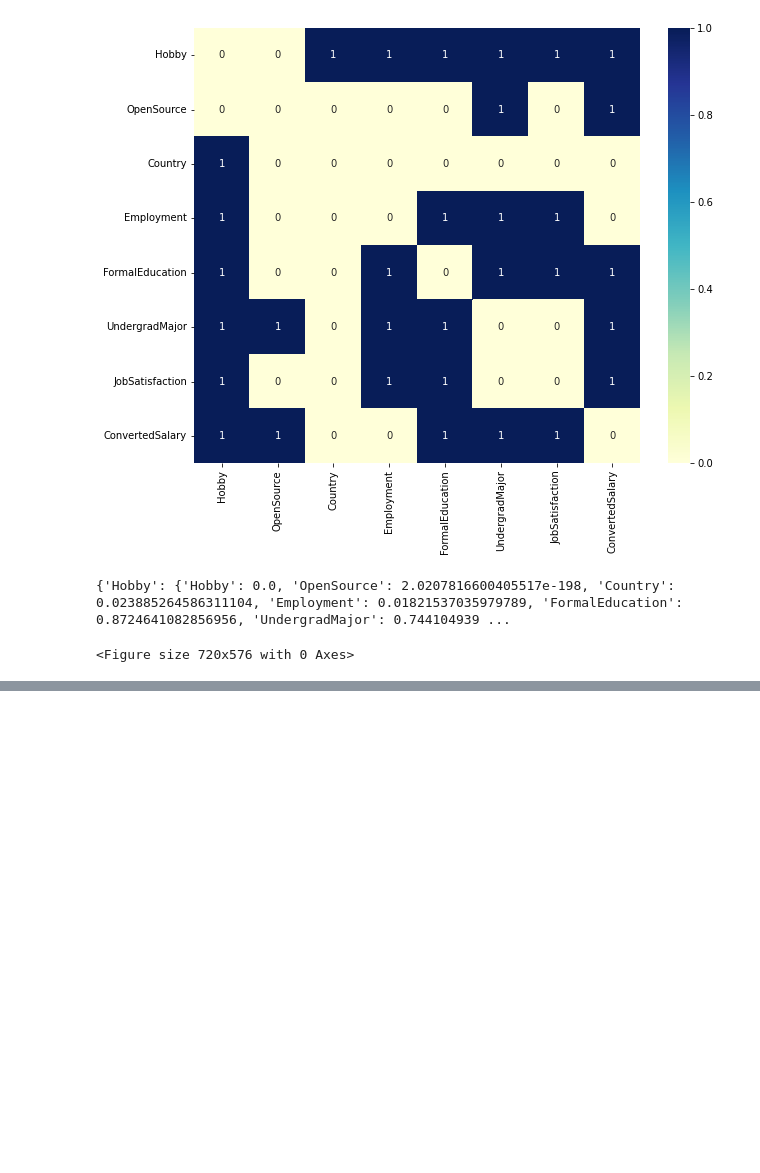
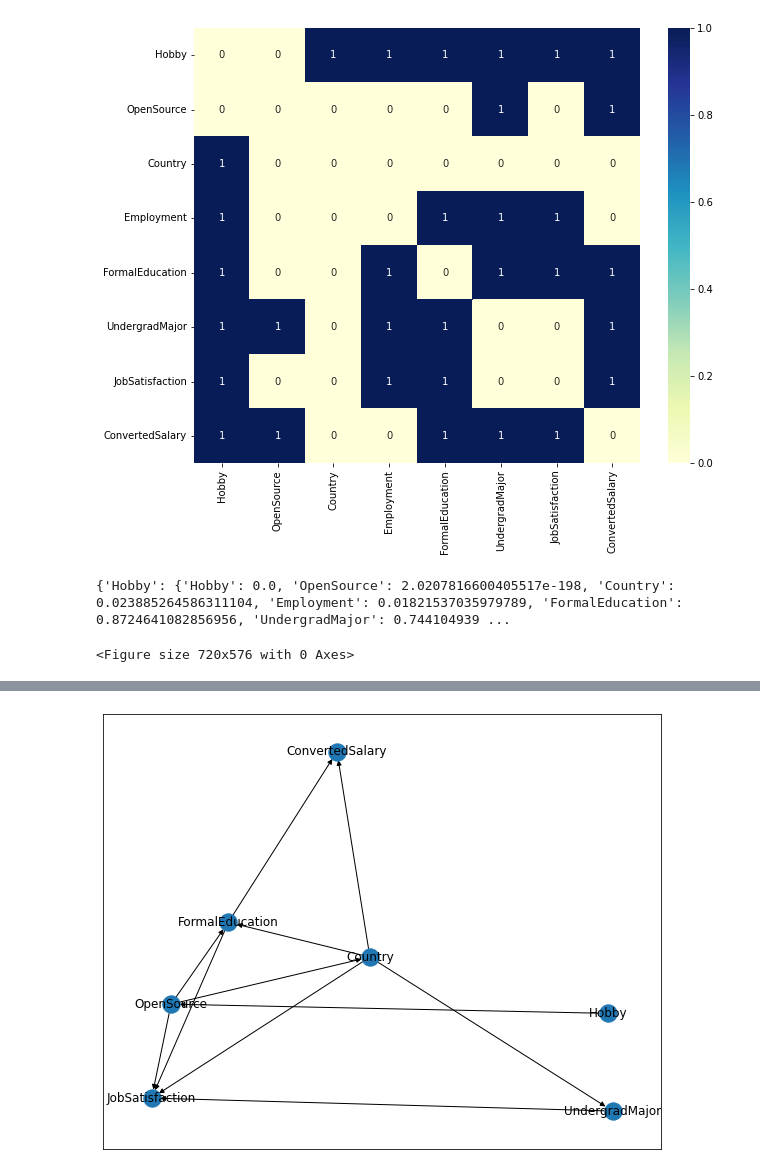
Before and after one commit to drchapman-17/faikr-bn, a Jupyter notebook: demo_V3.ipynb, the cells around one changed output, grey strips where cells are left out. Drawn from its saved outputs; the diff is of its cells as text; code cells hidden in the pictures; blank space fills up the shorter version.

```diff
--- a/demo_V3.ipynb
+++ b/demo_V3.ipynb
@@ -200,8 +199,0 @@ sns.heatmap(chi2Mat,annot=True, xticklabels=labels, yticklabels=labels,cmap="YlG
-# %%
-graph_table = pd.DataFrame
-graph_table
-
-a=1
-for i in range(data.columns.size):
-    for j in range(a, data.columns.size):
-    print(chi2Mat[i])
@@ -215,0 +200,27 @@ for i in range(data.columns.size):
+# %%
+def compute_graph_table(data, chi2Mat):
+
+    graph_table = pd.DataFrame()
+
+
+    source = []
+    target=[]
+
+    a=1
+    for i in range(data.columns.size):
+        for j in range(a, data.columns.size):
+            if chi2Mat[i][j]==0:
+                source.append(data.columns[i])
+                target.append(data.columns[j])
+        a=a+1
+
+    type=['Unidirected' for i in range(len(source))]
+    weight=[None for i in range(len(source))]
+    graph_table['Source']=source
+    graph_table['Target']=target
+    graph_table['Type']=type
+    graph_table['weight']=weight
+    return graph_table
+# %%
+graph_table = compute_graph_table(data, chi2Mat)
+graph_table
@@ -215,0 +240,10 @@ for i in range(data.columns.size):
+# %%
+import networkx as nx
+
+G = nx.from_pandas_edgelist(graph_table, source='Source', target='Target',create_using=nx.DiGraph())
+# G.nodes
+plt.figure(figsize=(10,8))
+nx.draw_networkx(G, arrows=True )
+# print(G.edges())
+# %% [output]
+[figure, added]
```
Also changed, not shown: parts of 3 cells of this notebook.
